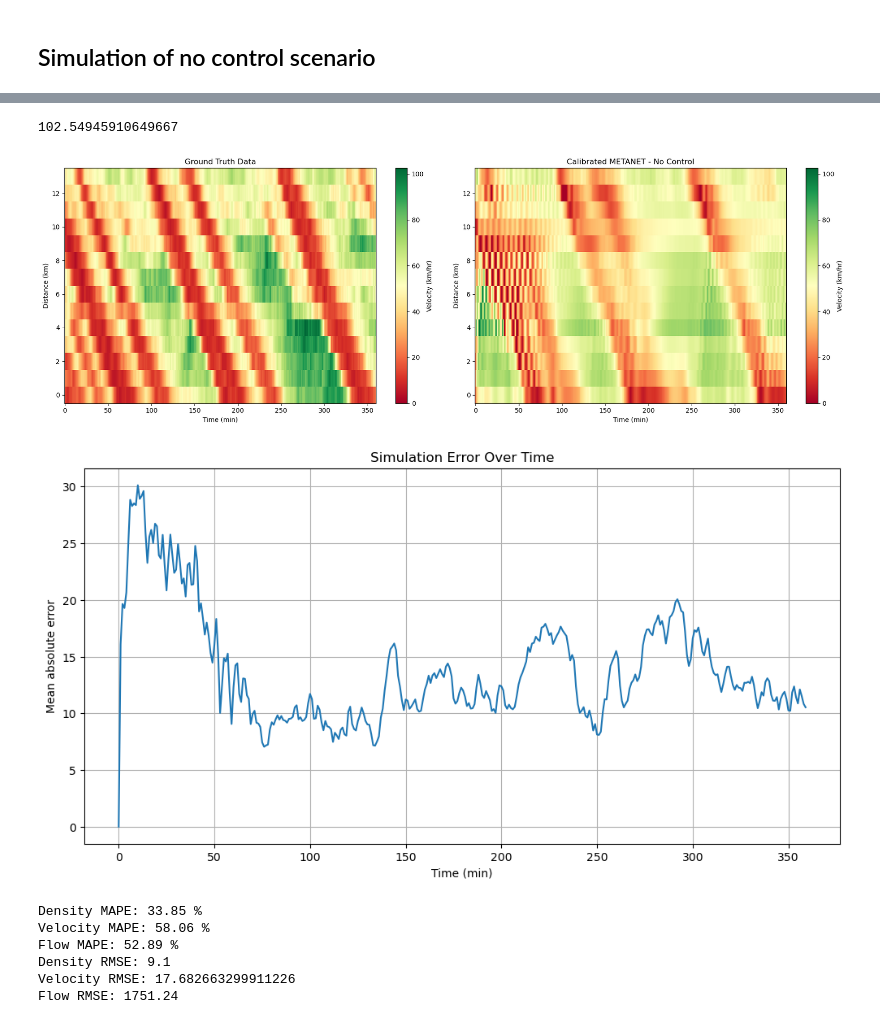
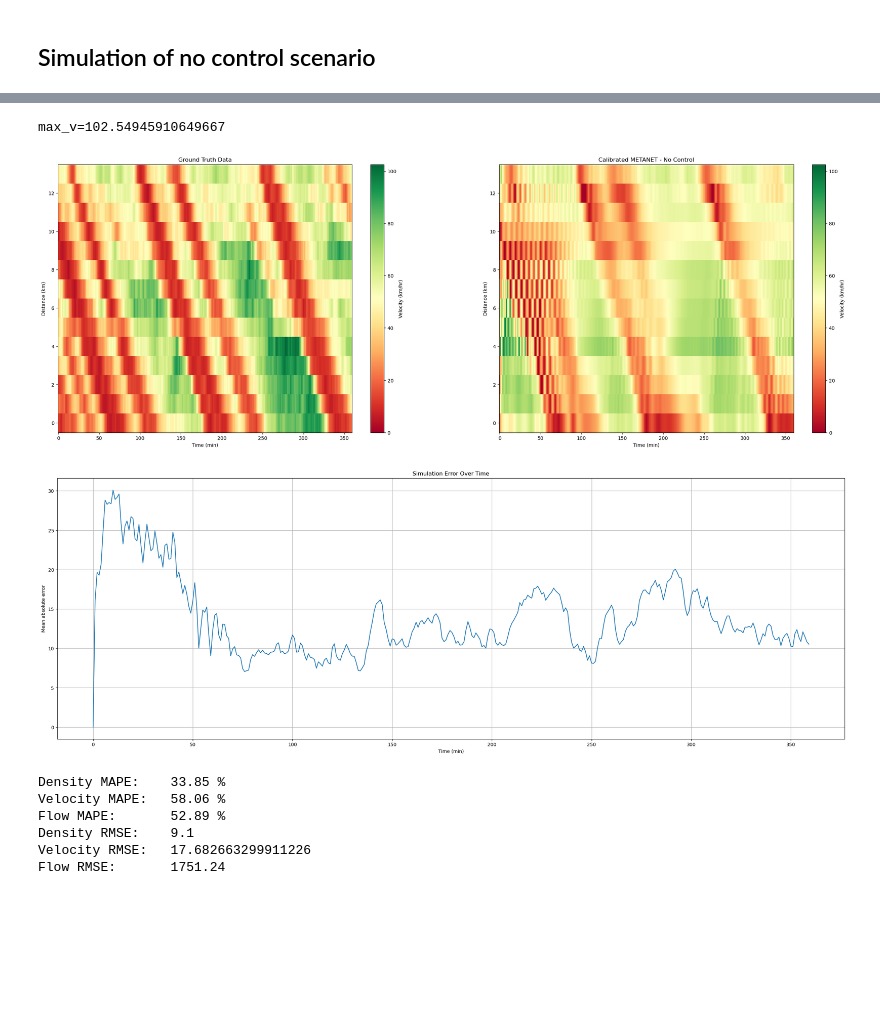
Before and after one commit to Tristanchaang/mpc-traffic-flow, a Jupyter notebook: experiments/run_controllable_congestion.ipynb, the cells around one changed output, grey strips where cells are left out. Saved outputs shown, nothing was run; the diff lists cells and outputs as text; code cells hidden in the pictures; blank space fills up the shorter version.

```diff
--- a/experiments/run_controllable_congestion.ipynb
+++ b/experiments/run_controllable_congestion.ipynb
@@ -19,6 +21,6 @@ from traffic_sim import *
 # %%
 from scipy.ndimage import uniform_filter1d
-def smooth_inflow(inflow: np.ndarray, window_size=2):
+def smooth_inflow(inflow, window_size=2):
     return uniform_filter1d(inflow, window_size, axis=0, mode="nearest", output=np.float64)
 # %% [markdown]
 ## Data and calibration loading
@@ -32,13 +34,16 @@ start_time_step = int(start_time / time_step)
 # %%
 # Read in the data
 DATE = "11_30"
-CONSTRAINT = ""                # or "speed_lb", "hold_length", "safety_sweep"
+CONSTRAINT = "speed_lb"                # or "speed_lb", "hold_length", "safety_sweep"
 calibration_id = DEFAULT_CALIBRATION # default: "calibration_static/fixed_ramping"
 calibration_interval = None            # None if static, else interval in time steps
 
-data_path    = i24_data(DATE)
-cal_path     = i24_calibration(DATE, calibration_id, calibration_interval)
-results_path = ensure_dir(i24_results(DATE, CONSTRAINT, calibration_id=calibration_id, interval=calibration_interval))
+data_path    = I24_DATA / f"i24_{DATE}"
+cal_path     = I24_DATA / f"i24_{DATE}" / calibration_id / (f"control_h_{calibration_interval}" if calibration_interval else "")
+results_path = ensure_dir(
+  I24_RESULTS / f"i24_{DATE}" / calibration_id /
+  (f"control_h_{calibration_interval}" if calibration_interval else "") / CONSTRAINT
+)
 
 # Assert data exists
 assert os.path.exists(cal_path), f"Calibration parameters not found at {cal_path}"
@@ -99,13 +95,13 @@ from param_loader import METANET_Params
 
 subfolders = [
     f for f in os.listdir(cal_path)
-    if os.path.isdir(os.path.join(cal_path, f)) and f.startswith("params_")
+    if os.path.isdir(cal_path / f) and f.startswith("params_")
 ]
 
 if subfolders:
     print(f"Dynamic parameters detected: {len(subfolders)} subfolder(s) found")
     control_h = time_steps // len(subfolders)
-    model_params = METANET_Params(path=f"{data_path}/{calibration_id}", control_h=control_h, num_timesteps=time_steps, num_segments=num_segments).get_params()
+    model_params = METANET_Params(path=data_path/calibration_id, control_h=control_h, num_timesteps=time_steps, num_segments=num_segments).get_params()
 else:
     print("No dynamic parameter subfolders found — using static calibration parameters")
     model_params = METANET_Params(path=cal_path, num_timesteps=time_steps, num_segments=num_segments).get_params()
@@ -162,45 +152,34 @@ Total travel time: 550.6291368406921  vehicle-hours
 # %%
 # Read in v_pred.npy from the path location
 max_v = max(np.max(velocity_data), np.max(v_sim))
-print(max_v)
-plt.figure(figsize=(18, 6))
+print(f"{max_v=}")
 
-# Plot current v heatmap
-plt.subplot(1, 2, 1)
-plt.imshow(velocity_data.T, cmap='RdYlGn', aspect='auto', interpolation='none', vmin=0, vmax=max_v)
-plt.xlabel('Time (min)')
-plt.ylabel('Distance (km)')
-plt.colorbar(label='Velocity (km/hr)')
-plt.gca().invert_yaxis()
-plt.gca().xaxis.set_ticks_position('bottom')
-plt.title('Ground Truth Data')
+p = Plotter(1, 2, figsize=(30, 10))
 
-# Plot v_pred heatmap
-plt.subplot(1, 2, 2)
-plt.imshow(v_sim.T, cmap='RdYlGn', aspect='auto', interpolation='none', vmin=0, vmax=max_v)
-plt.xlabel('Time (min)')
-plt.ylabel('Distance (km)')
-plt.colorbar(label='Velocity (km/hr)')
-plt.gca().invert_yaxis()
-plt.gca().xaxis.set_ticks_position('bottom')
-plt.title('Calibrated METANET - No Control')
+for i, mat in enumerate([velocity_data, v_sim]):
+  p.fig.colorbar(
+    mappable=p[i].imshow(mat.T, cmap='RdYlGn', aspect='auto', interpolation='none', vmin=0, vmax=max_v),
+    ax=p[i], label='Velocity (km/hr)'
+  )
+  p[i] = {'xlabel': 'Time (min)', 'ylabel': 'Distance (km)'}
+  p[i].invert_yaxis()
 
-plt.tight_layout()
+p[0] = {'title': 'Ground Truth Data'}
+p[1] = {'title': 'Calibrated METANET - No Control'}
+
 plt.show()
 # %% [output]
-102.54945910649667
+max_v=102.54945910649667
-[figure, old version]
+[figure, new version]
 # %%
 # plot error over time between prediction and simulation
-plt.figure(figsize=(12, 6))
-plt.plot(np.abs(velocity_data - v_sim).mean(axis=1))
-plt.xlabel('Time (min)')
-plt.ylabel('Mean absolute error')
-plt.title('Simulation Error Over Time')
-plt.grid()
+p = Plotter(1, 1, figsize=(30, 10))
+p[0].plot(np.abs(velocity_data - v_sim).mean(axis=1))
+p[0] = {'xlabel': 'Time (min)', 'ylabel': 'Mean absolute error', 'title': 'Simulation Error Over Time'}
+p[0].grid()
 plt.show()
 # %% [output]
-[figure, old version]
+[figure, new version]
 # %%
 flow_sim = v_sim * p_sim * lane_counts
 
```
Also changed, not shown: parts of 29 cells of this notebook, 28 other files.
